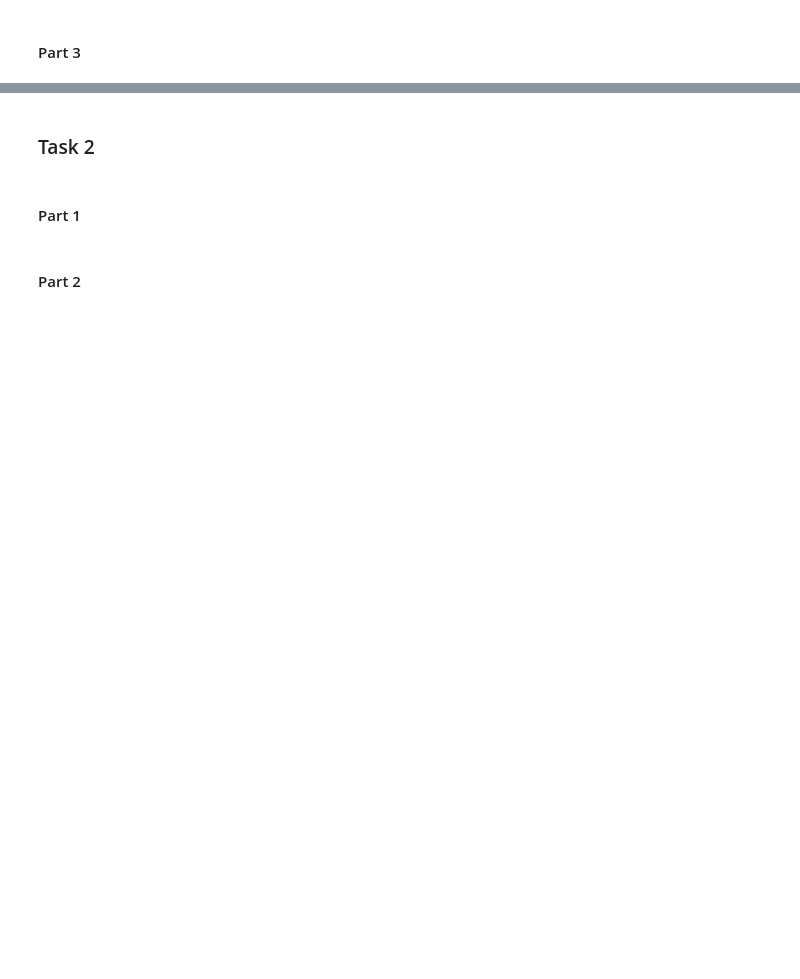
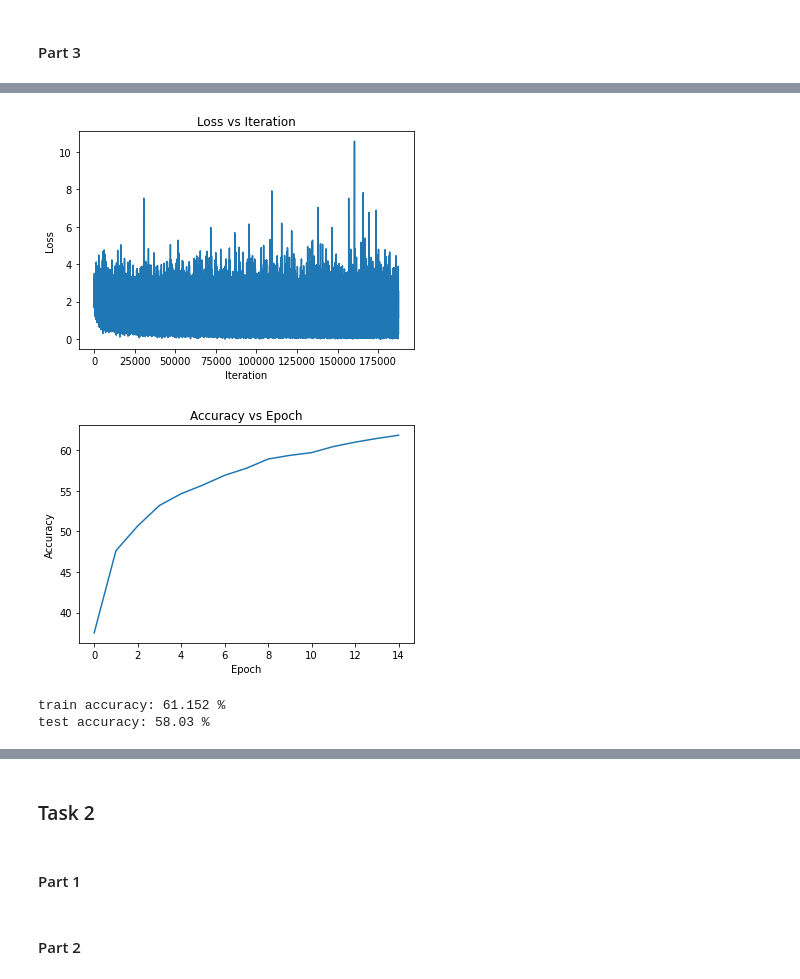
Before and after one commit to siddha20/CSCI4962, a Jupyter notebook: Homeworks/homework5/homework5.ipynb, the cells around one changed output, grey strips where cells are left out. Saved outputs shown, nothing was run; the diff lists cells and outputs as text; code cells hidden in the pictures; blank space fills up the shorter version.

```diff
--- a/Homeworks/homework5/homework5.ipynb
+++ b/Homeworks/homework5/homework5.ipynb
@@ -199,0 +361,66 @@ trans_model = torchvision.models.vgg16(weights=torchvision.models.VGG16_Weights.
+# %%
+model2 = CNN()
+model2 = model.to(device)
+loss_fn = nn.CrossEntropyLoss()
+optimizer = torch.optim.Adam(model.parameters(), lr=.001)
+epochs = 15
+# %%
+torch.cuda.empty_cache()
+error = []
+accuracy = []
+for epoch in range(epochs):
+    total = 0
+    correct = 0
+    for i, data in enumerate(train_loader, 0):
+        inputs, labels = data[0].to(device), data[1].to(device)
+        optimizer.zero_grad()
+        outputs = model2(inputs)
+        loss = loss_fn(outputs, labels)
+        loss.backward()
+        optimizer.step()
+        error.append(loss.item())
+        _, predicted = torch.max(outputs.data, 1)
+        total += labels.shape[0]
+        correct += (predicted == labels).sum().item()
+    accuracy.append(100*correct/total)
+
+plt.figure()
+plt.title("Loss vs Iteration")
+plt.xlabel("Iteration")
+plt.ylabel("Loss")
+plt.plot(error)
+
+plt.figure()
+plt.title("Accuracy vs Epoch")
+plt.xlabel("Epoch")
+plt.ylabel("Accuracy")
+plt.plot(accuracy)
+plt.show()
+# %% [output]
+[figure, added]
+[figure, added]
+# %%
+correct = 0
+total = 0
+with torch.no_grad():
+    for data in train_loader:
+        images, labels = data[0].to(device), data[1].to(device)
+        outputs = model2(images)
+        _, predicted = torch.max(outputs.data, 1)
+        total += labels.shape[0]
+        correct += (predicted == labels).sum().item()
+print(f'train accuracy: {100*correct/total} %')
+
+correct = 0
+total = 0
+with torch.no_grad():
+    for data in test_loader:
+        images, labels = data[0].to(device), data[1].to(device)
+        outputs = model2(images)
+        _, predicted = torch.max(outputs.data, 1)
+        total += labels.shape[0]
+        correct += (predicted == labels).sum().item()
+print(f'test accuracy: {100*correct/total} %')
+# %% [output]
+train accuracy: 61.152 %
+test accuracy: 58.03 %
```
Also changed, not shown: parts of 18 cells of this notebook.
